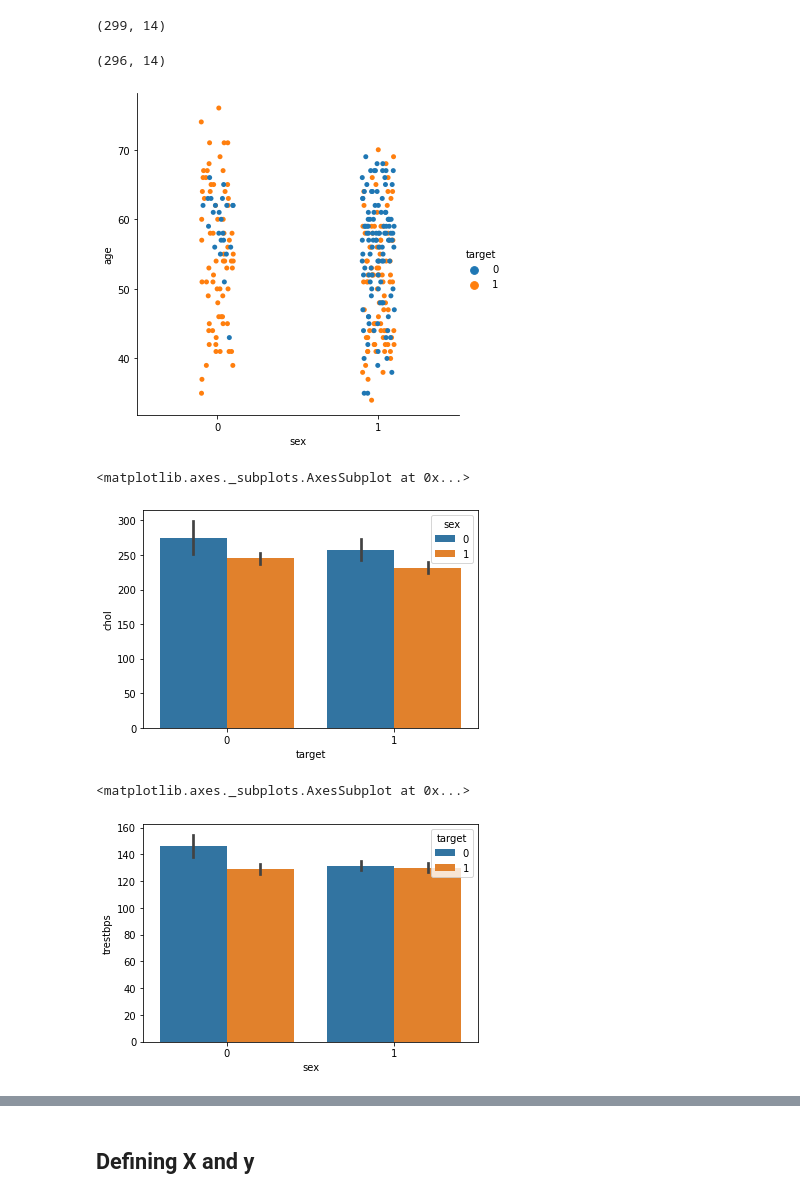
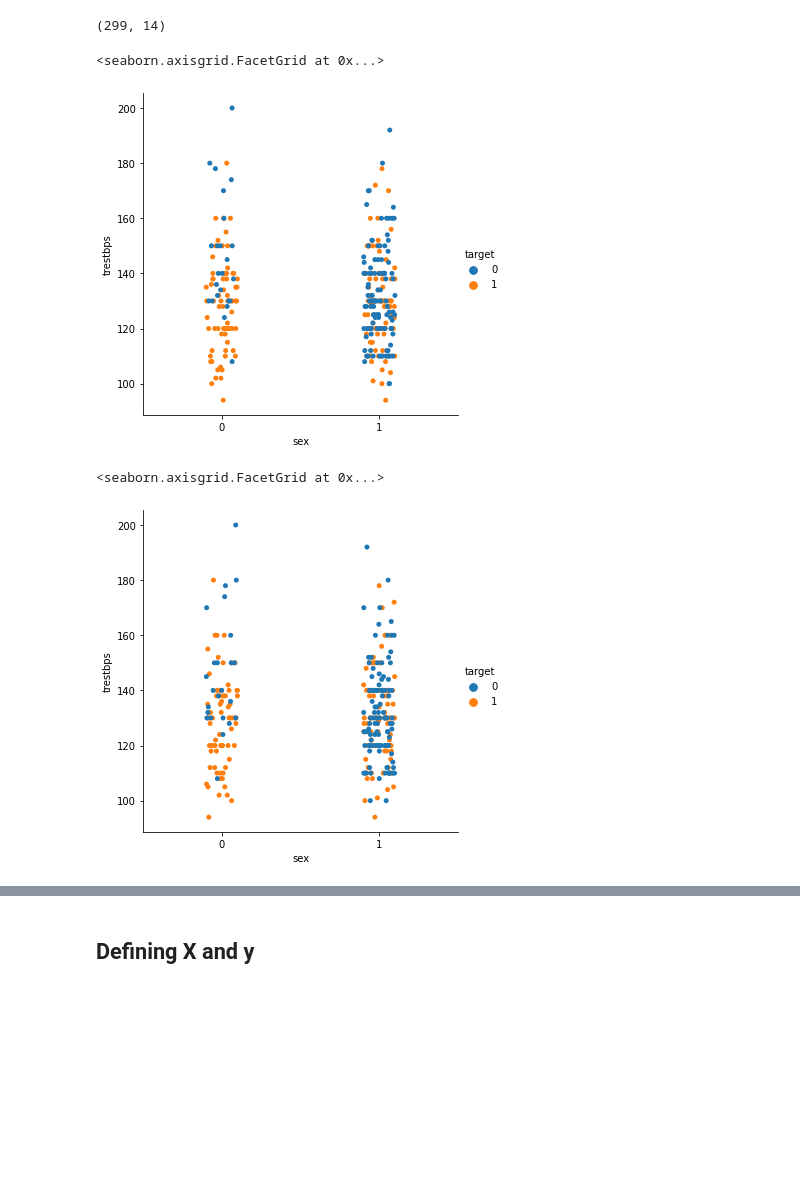
Before and after one commit to Aftabgazali/Heart-Disease-Classification, a Jupyter notebook: Heart_Disease_Classification.ipynb, the cells around one changed output, grey strips where cells are left out. Cells and saved outputs as stored; diff of their text form; code cells hidden in the pictures; blank space fills up the shorter version.

```diff
--- a/Heart_Disease_Classification.ipynb
+++ b/Heart_Disease_Classification.ipynb
@@ -30,0 +89,2 @@ plt.show()
+# %%
+new_df=df.copy()
@@ -65,5 +615,5 @@ sb.boxplot(x='sex',y='chol',hue='target',data=df)
 ## Outlier Removal
 # %%
 ## This is an Outlier since As Age is high the chance of having heart disease is also high
-df=df[~((df['age']>=70) & (df['target']==0))]
+new_df=new_df[~((new_df['age']>=70) & (new_df['target']==0))]
 # %%
@@ -75,20 +623,11 @@ df=df[~((df['age']<40) & (df['cp']==1) & (df['target']==1))]
-# %%
-df.shape
-# %% [output]
-(296, 14)
 # %%
-sb.catplot(data=df, x='sex',y='age',hue='target')
-plt.show()
+sns.catplot(data=df,x='sex',y='trestbps',hue='target')
 # %% [output]
+<seaborn.axisgrid.FacetGrid at 0x...>
-[figure, old version]
+[figure, new version]
-# %%
-sb.barplot(data=df,x='target',y='chol',hue='sex')
-# %% [output]
-<matplotlib.axes._subplots.AxesSubplot at 0x...>
-[figure, removed]
 # %%
-sb.barplot(data=df,x='sex',y='trestbps',hue='target')
+sns.catplot(data=new_df,x='sex',y='trestbps',hue='target')
 # %% [output]
-<matplotlib.axes._subplots.AxesSubplot at 0x...>
+<seaborn.axisgrid.FacetGrid at 0x...>
-[figure, old version]
+[figure, new version]
 # %%
```
Also changed, not shown: parts of 135 cells of this notebook.
